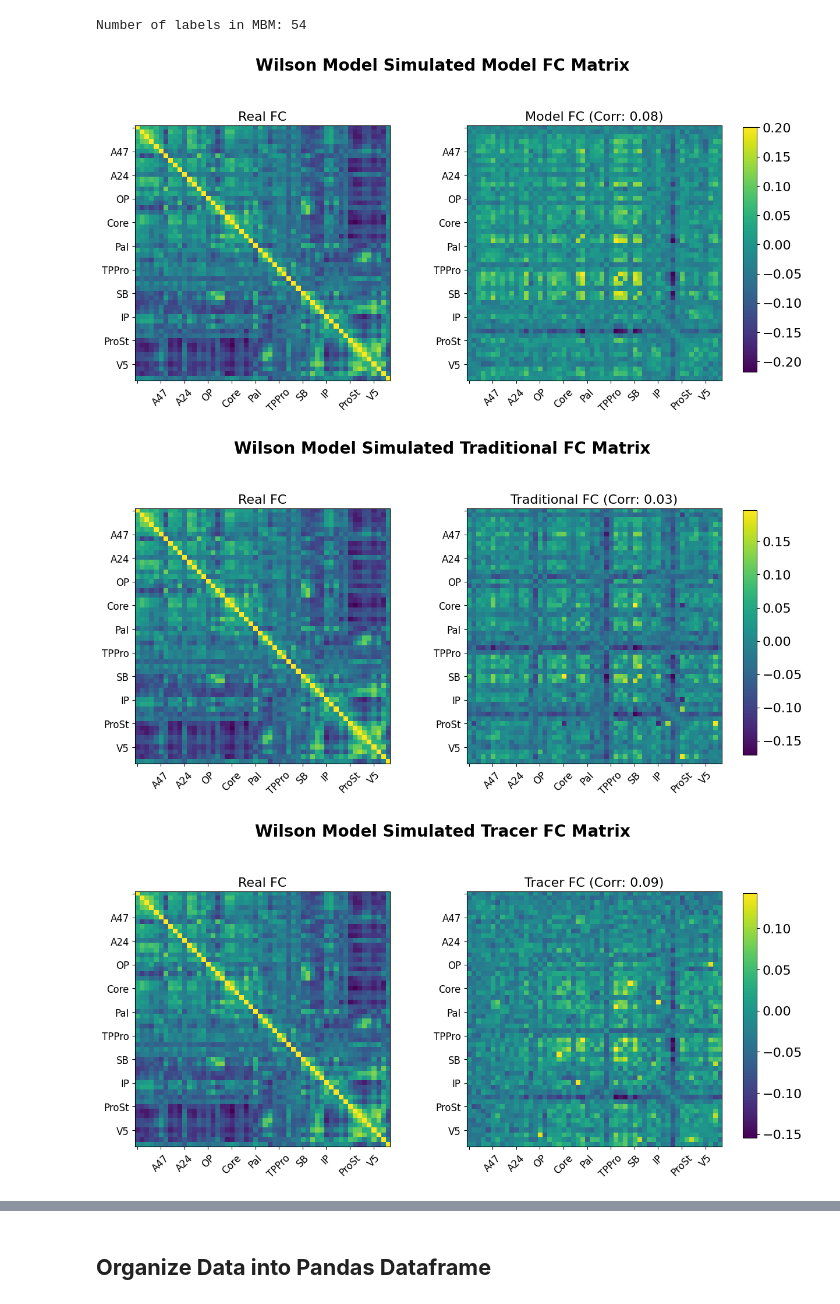
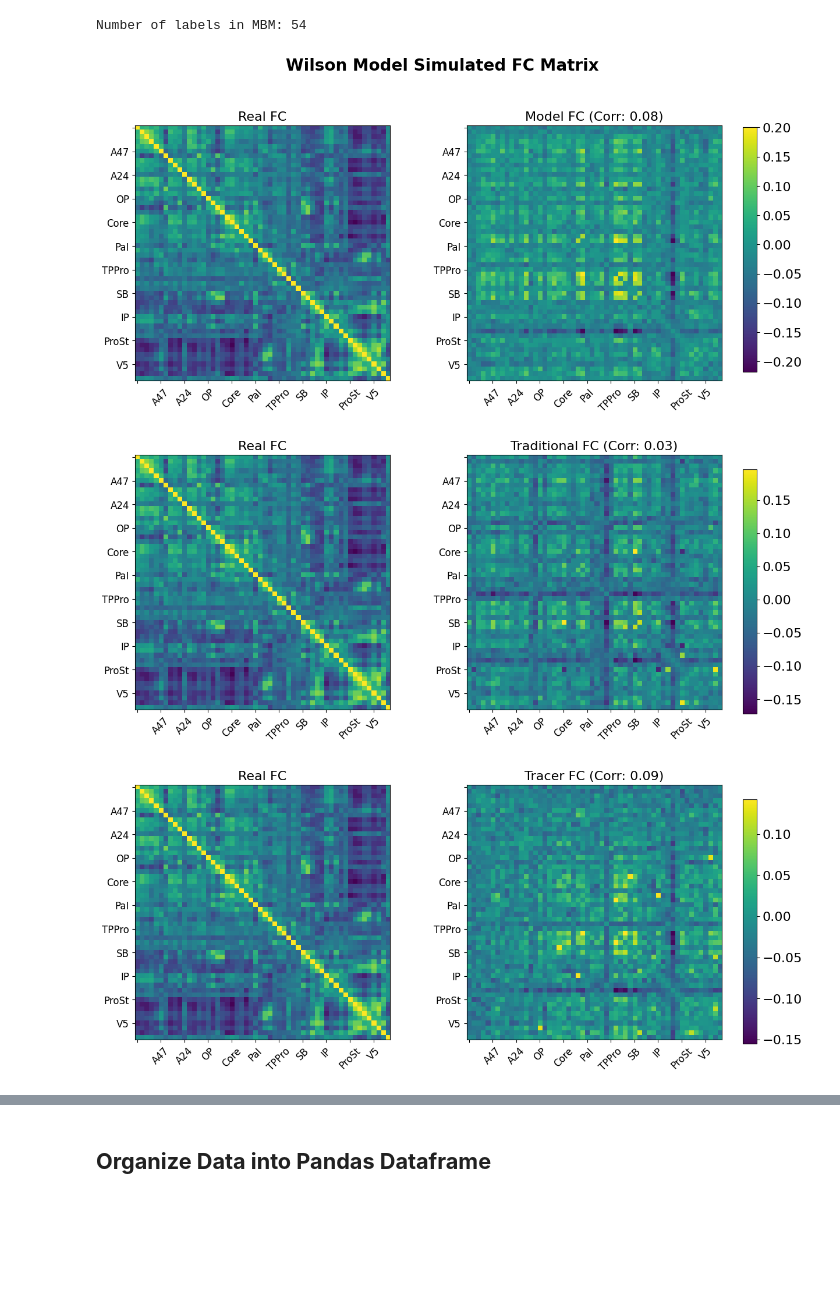
Before and after one commit to Hana-Ali/Deep-Learning-For-SC, a Jupyter notebook: whole_brain_modelling/cpp/evaluation/sim_FC_evaluation.ipynb, the cells around one changed output, grey strips where cells are left out. Cells and saved outputs as stored; diff of their text form; code cells hidden in the pictures; blank space fills up the shorter version.

```diff
--- a/whole_brain_modelling/cpp/evaluation/sim_FC_evaluation.ipynb
+++ b/whole_brain_modelling/cpp/evaluation/sim_FC_evaluation.ipynb
@@ -291,6 +291,9 @@ import numpy as np
 
 # Set modes list for easier iteration
 modes_list = ["model", "traditional", "tracer"]
+
+# To keep track of the neural models we've already processed
+seen_neural_models = set()
 
 # For every neural model and data type
 for (neural_model, data_type) in neural_model_dict:
@@ -312,34 +315,37 @@ for (neural_model, data_type) in neural_model_dict:
                                        key=lambda x: np.max(x["correlation"]))
 
             max_corr_value = np.max(max_correlation_file["correlation"])
             sim_FC_path = max_correlation_file["sim_FC_csv_path"]
             sim_FC = np.loadtxt(sim_FC_path, delimiter=',')
 
             # Plot the simulated FC and include the correlation in the title
             im_sim = ax2.imshow(sim_FC)
             ax2.set_title(f'{mode.capitalize()} FC (Corr: {max_corr_value:.2f})', fontsize=16)
 
             # MBM labelling
             tick_positions = list(range(0, real_FC.shape[0], 5))
             tick_labels = [MBM_label_data.get(pos, '') for pos in tick_positions]
 
             for ax in (ax1, ax2):
                 ax.set_xticks(tick_positions)
                 ax.set_xticklabels(tick_labels, rotation=45, fontsize=12)  # Rotate for clarity
                 ax.set_yticks(tick_positions)
                 ax.set_yticklabels(tick_labels, fontsize=12)
 
             # Create a shared colorbar
             cbar_ax = fig.add_axes([0.93, 0.15, 0.02, 0.7])
             cbar = fig.colorbar(im_sim, cax=cbar_ax)
             cbar.ax.tick_params(labelsize=16)
 
-            plt.suptitle(f"{neural_model.capitalize()} Model Simulated {mode.capitalize()} FC Matrix", weight="bold", fontsize=20, y=1.05)
+            # Set the title only for the first appearance of each neural model
+            if neural_model not in seen_neural_models:
+                plt.suptitle(f"{neural_model.capitalize()} Model Simulated FC Matrix", weight="bold", fontsize=20, y=1.05)
+                seen_neural_models.add(neural_model)
 
             plt.tight_layout()
             plt.subplots_adjust(right=0.9, wspace=0.3)  # Adjust subplot to accommodate the shared colorbar
             plt.show()
 # %% [output]
-[figure, old version]
+[figure, new version]
-[figure, old version]
+[figure, new version]
-[figure, old version]
+[figure, new version]
```
Also changed, not shown: parts of 1 cell of this notebook, 1 other file.
